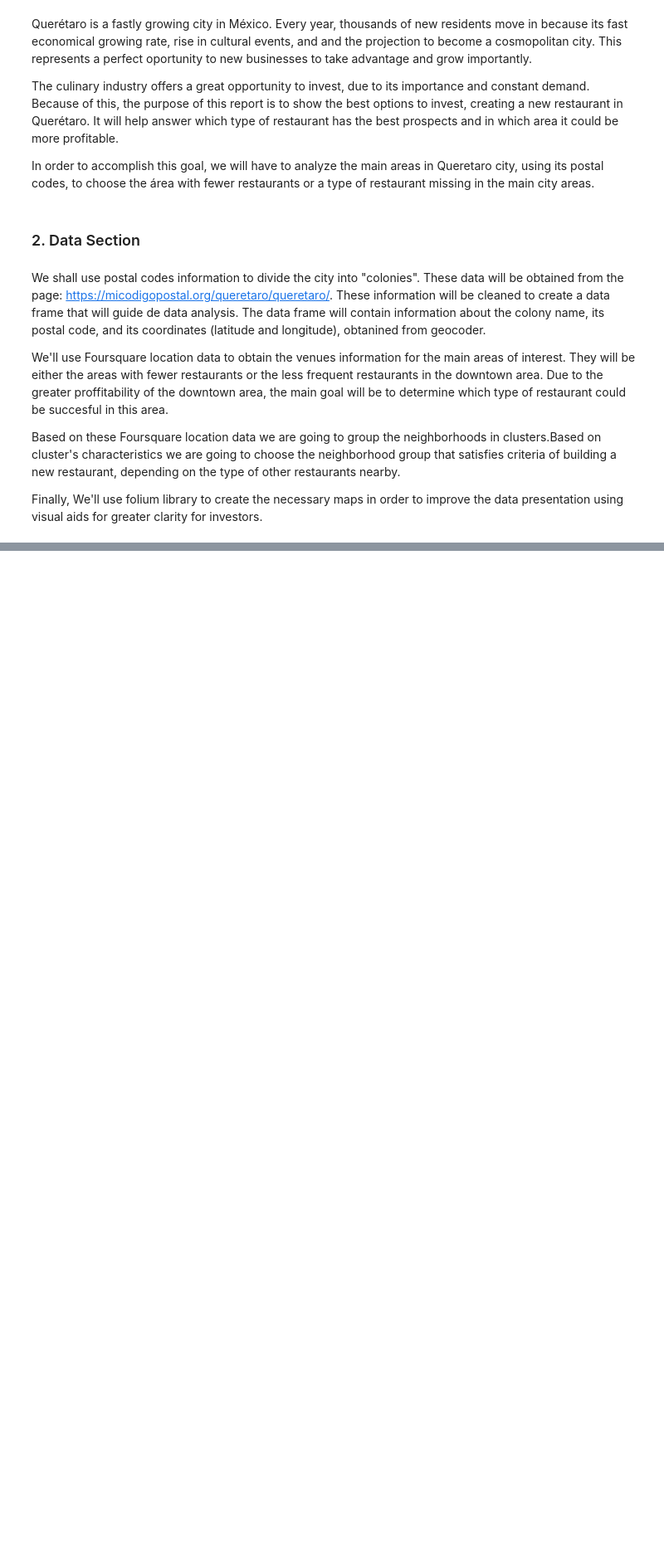
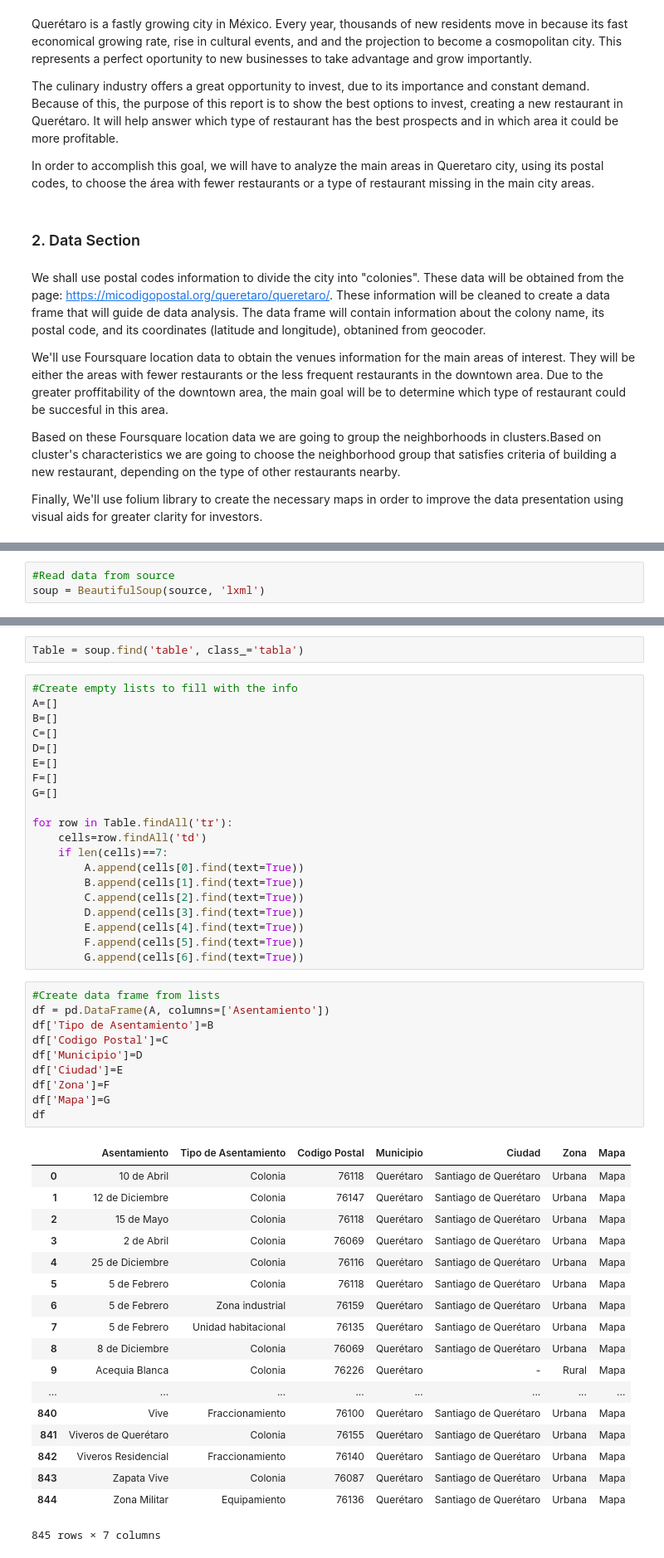
Before and after one commit to IvnOz/github_example, a Jupyter notebook: Coursera Capstone project.ipynb, the cells around one changed output, grey strips where cells are left out. Shown at 83% size. Cells and saved outputs as stored; diff of their text form; blank space fills up the shorter version.

```diff
--- a/Coursera Capstone project.ipynb
+++ b/Coursera Capstone project.ipynb
@@ -22,0 +50,3 @@ Finally, We'll use folium library to create the necessary maps in order to impro
+# %%
+#Read data from source
+soup = BeautifulSoup(source, 'lxml')
@@ -22,0 +85,51 @@ Finally, We'll use folium library to create the necessary maps in order to impro
+# %%
+Table = soup.find('table', class_='tabla')
+# %%
+#Create empty lists to fill with the info
+A=[]
+B=[]
+C=[]
+D=[]
+E=[]
+F=[]
+G=[]
+
+for row in Table.findAll('tr'):
+    cells=row.findAll('td')
+    if len(cells)==7:
+        A.append(cells[0].find(text=True))
+        B.append(cells[1].find(text=True))
+        C.append(cells[2].find(text=True))
+        D.append(cells[3].find(text=True))
+        E.append(cells[4].find(text=True))
+        F.append(cells[5].find(text=True))
+        G.append(cells[6].find(text=True))
+# %%
+#Create data frame from lists
+df = pd.DataFrame(A, columns=['Asentamiento'])
+df['Tipo de Asentamiento']=B
+df['Codigo Postal']=C
+df['Municipio']=D
+df['Ciudad']=E
+df['Zona']=F
+df['Mapa']=G
+df
+# %% [output]
+|  | Asentamiento | Tipo de Asentamiento | Codigo Postal | Municipio | Ciudad | Zona | Mapa |
+| 0 | 10 de Abril | Colonia | 76118 | Querétaro | Santiago de Querétaro | Urbana | Mapa |
+| 1 | 12 de Diciembre | Colonia | 76147 | Querétaro | Santiago de Querétaro | Urbana | Mapa |
+| 2 | 15 de Mayo | Colonia | 76118 | Querétaro | Santiago de Querétaro | Urbana | Mapa |
+| 3 | 2 de Abril | Colonia | 76069 | Querétaro | Santiago de Querétaro | Urbana | Mapa |
+| 4 | 25 de Diciembre | Colonia | 76116 | Querétaro | Santiago de Querétaro | Urbana | Mapa |
+| 5 | 5 de Febrero | Colonia | 76118 | Querétaro | Santiago de Querétaro | Urbana | Mapa |
+| 6 | 5 de Febrero | Zona industrial | 76159 | Querétaro | Santiago de Querétaro | Urbana | Mapa |
+| 7 | 5 de Febrero | Unidad habitacional | 76135 | Querétaro | Santiago de Querétaro | Urbana | Mapa |
+| 8 | 8 de Diciembre | Colonia | 76069 | Querétaro | Santiago de Querétaro | Urbana | Mapa |
+| 9 | Acequia Blanca | Colonia | 76226 | Querétaro | - | Rural | Mapa |
+| ... | ... | ... | ... | ... | ... | ... | ... |
+| 840 | Vive | Fraccionamiento | 76100 | Querétaro | Santiago de Querétaro | Urbana | Mapa |
+| 841 | Viveros de Querétaro | Colonia | 76155 | Querétaro | Santiago de Querétaro | Urbana | Mapa |
+| 842 | Viveros Residencial | Fraccionamiento | 76140 | Querétaro | Santiago de Querétaro | Urbana | Mapa |
+| 843 | Zapata Vive | Colonia | 76087 | Querétaro | Santiago de Querétaro | Urbana | Mapa |
+| 844 | Zona Militar | Equipamiento | 76136 | Querétaro | Santiago de Querétaro | Urbana | Mapa |
+845 rows × 7 columns
```
Also changed, not shown: parts of 41 cells of this notebook.
